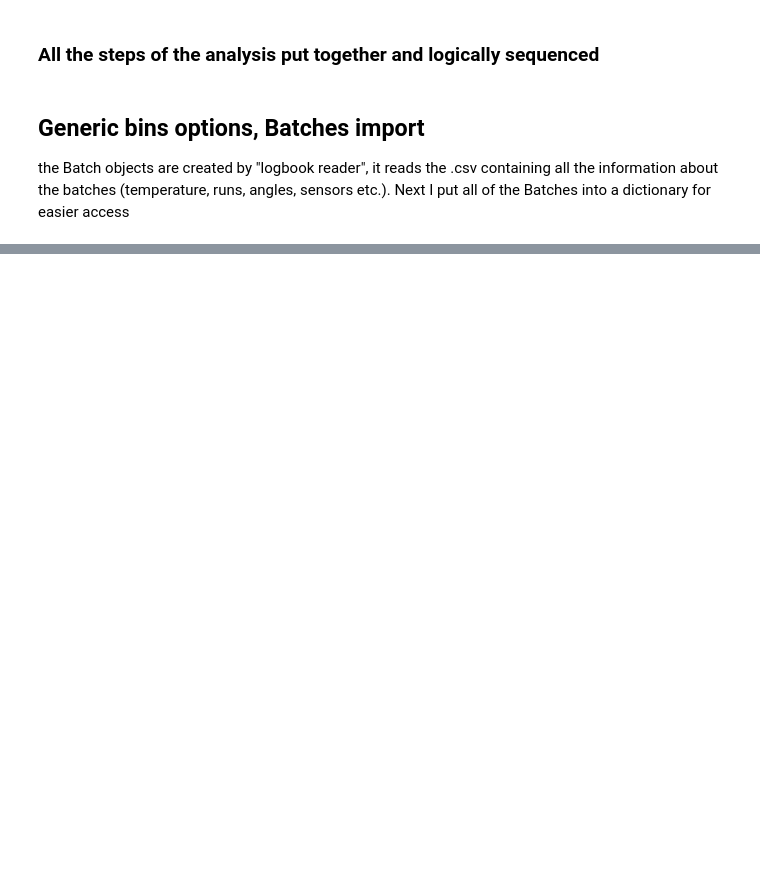
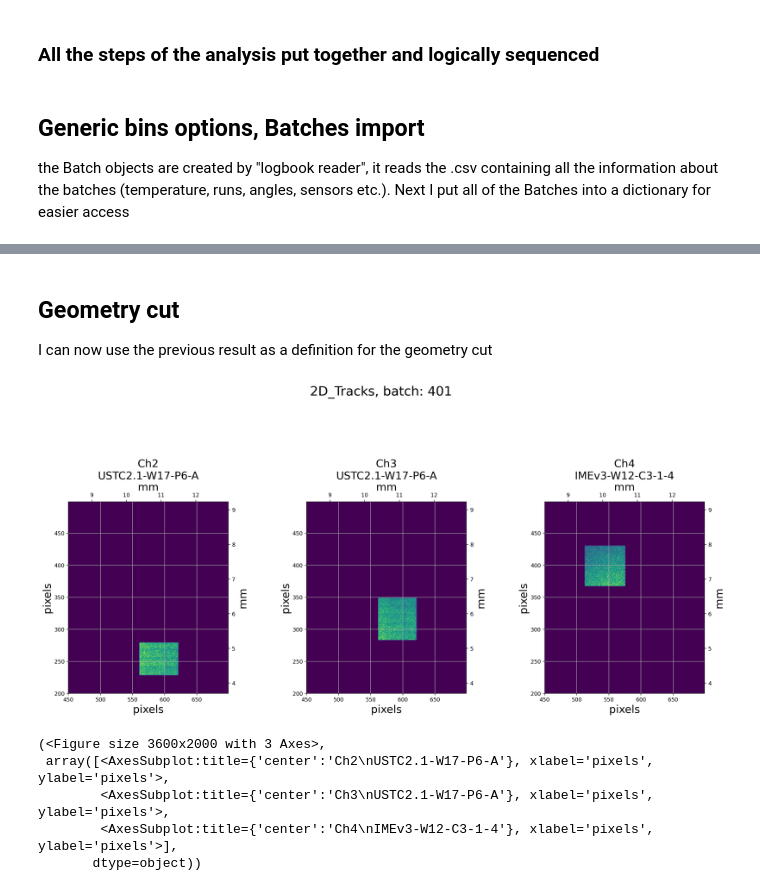
Before and after one commit to TheMarcello/testbeam-analysis, a Jupyter notebook: Steps_analysis.ipynb, the cells around one changed output, grey strips where cells are left out. Drawn from its saved outputs; the diff is of its cells as text; code cells hidden in the pictures; blank space fills up the shorter version.

```diff
--- a/Steps_analysis.ipynb
+++ b/Steps_analysis.ipynb
@@ -103,0 +155,15 @@ MCP: 2500 V, angle: 0.0° temperature:-30.56°C
+# %% [markdown]
+## Geometry cut
+I can now use the previous result as a definition for the geometry cut
+# %%
+geo_cuts = [geometry_mask(df, bins1, 'rice', dut)[0] for dut in DUTs]
+
+plot(df,"2D_Tracks", dict_of_batches[this_batch], S, bins=bins1, mask=geo_cuts,
+     n_DUT=DUTs, savefig=SAVE)
+# %% [output]
+[figure, added]
+(<Figure size 3600x2000 with 3 Axes>,
+ array([<AxesSubplot:title={'center':'Ch2\nUSTC2.1-W17-P6-A'}, xlabel='pixels', ylabel='pixels'>,
+        <AxesSubplot:title={'center':'Ch3\nUSTC2.1-W17-P6-A'}, xlabel='pixels', ylabel='pixels'>,
+        <AxesSubplot:title={'center':'Ch4\nIMEv3-W12-C3-1-4'}, xlabel='pixels', ylabel='pixels'>],
+       dtype=object))
```
Also changed, not shown: parts of 13 cells of this notebook.
